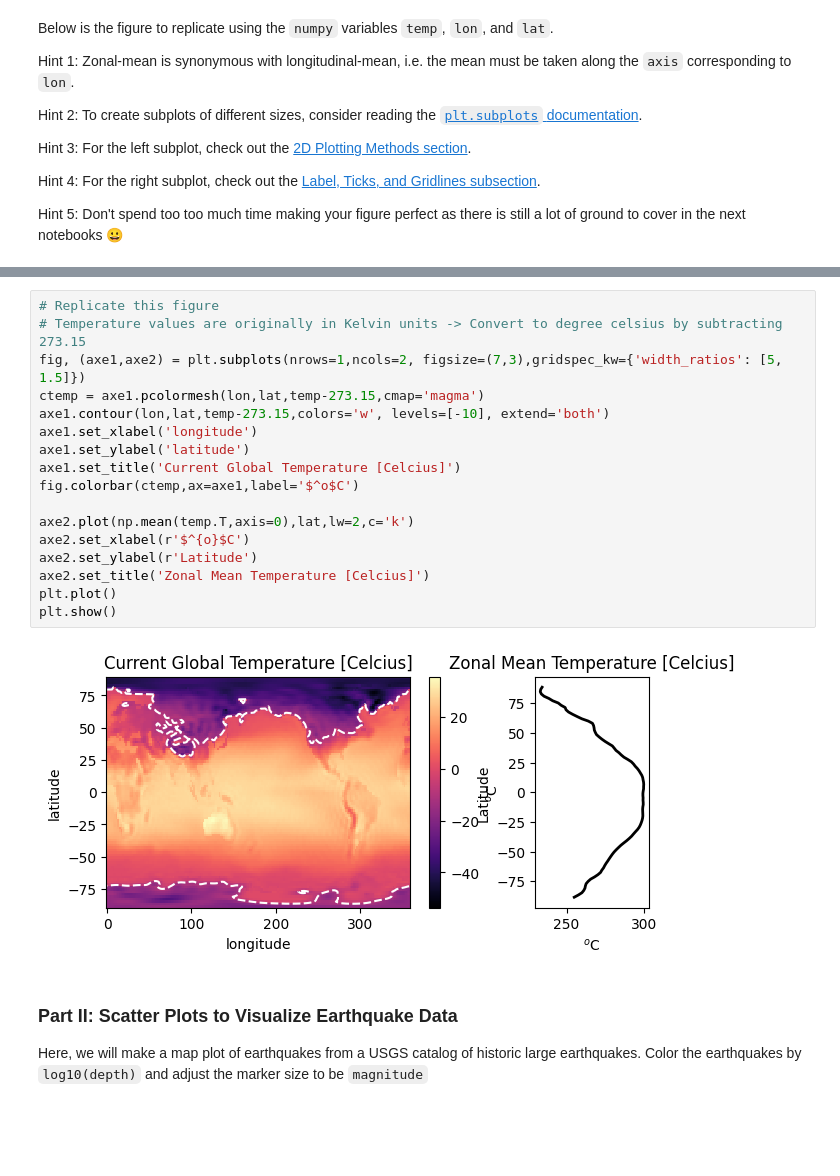
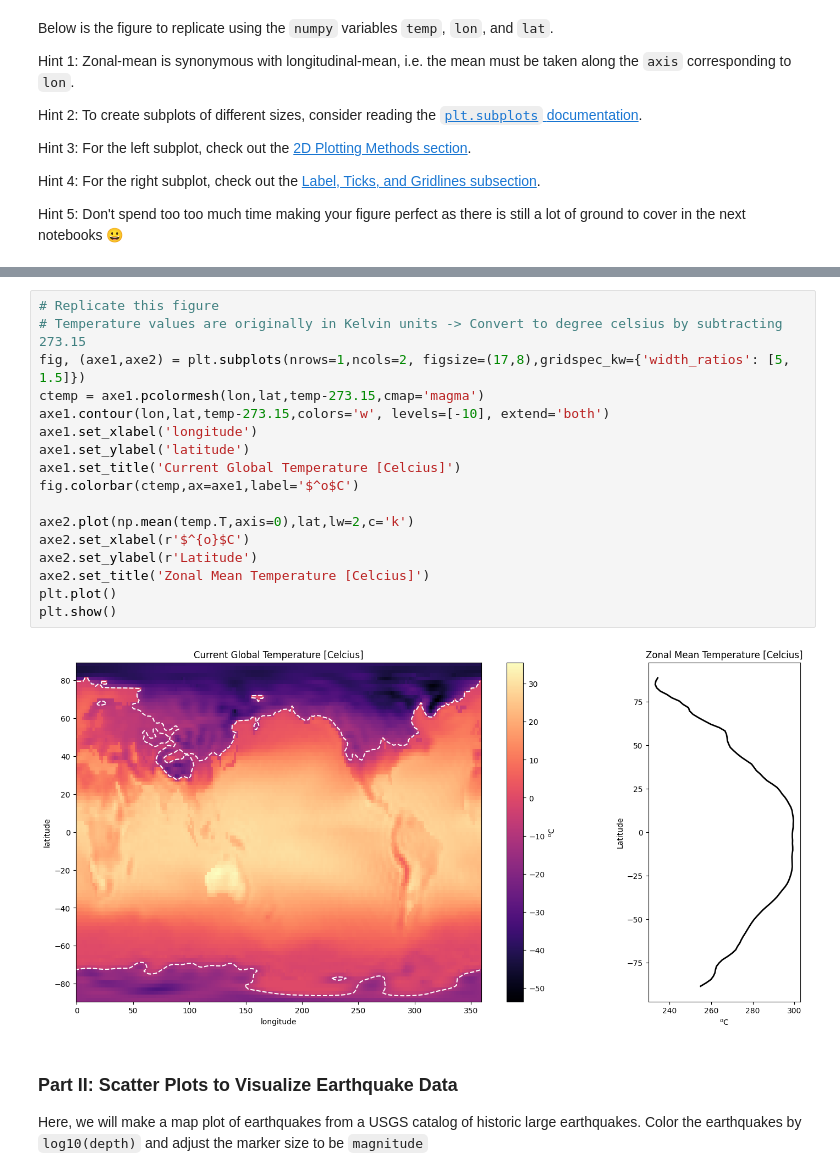
Before and after one commit to Lipow17/2024_Intro_Python, a Jupyter notebook: W2_S2.ipynb, the cells around one changed output, grey strips where cells are left out. Saved outputs shown, nothing was run; the diff lists cells and outputs as text; blank space fills up the shorter version.

```diff
--- a/W2_S2.ipynb
+++ b/W2_S2.ipynb
@@ -74,22 +74,22 @@ Hint 5: Don't spend too too much time making your figure perfect as there is sti
 # %%
 # Replicate this figure
 # Temperature values are originally in Kelvin units -> Convert to degree celsius by subtracting 273.15
-fig, (axe1,axe2) = plt.subplots(nrows=1,ncols=2, figsize=(7,3),gridspec_kw={'width_ratios': [5, 1.5]})
+fig, (axe1,axe2) = plt.subplots(nrows=1,ncols=2, figsize=(17,8),gridspec_kw={'width_ratios': [5, 1.5]})
 ctemp = axe1.pcolormesh(lon,lat,temp-273.15,cmap='magma')
 axe1.contour(lon,lat,temp-273.15,colors='w', levels=[-10], extend='both')
 axe1.set_xlabel('longitude')
 axe1.set_ylabel('latitude')
 axe1.set_title('Current Global Temperature [Celcius]')
 fig.colorbar(ctemp,ax=axe1,label='$^o$C')
 
 axe2.plot(np.mean(temp.T,axis=0),lat,lw=2,c='k')
 axe2.set_xlabel(r'$^{o}$C')
 axe2.set_ylabel(r'Latitude')
 axe2.set_title('Zonal Mean Temperature [Celcius]')
 plt.plot()
 plt.show()
 # %% [output]
-[figure, old version]
+[figure, new version]
 # %% [markdown]
 ### Part II: Scatter Plots to Visualize Earthquake Data
 Here, we will make a map plot of earthquakes from a USGS catalog of historic large earthquakes. Color the earthquakes by `log10(depth)` and adjust the marker size to be `magnitude`
```
Also changed, not shown: parts of 3 cells of this notebook.
